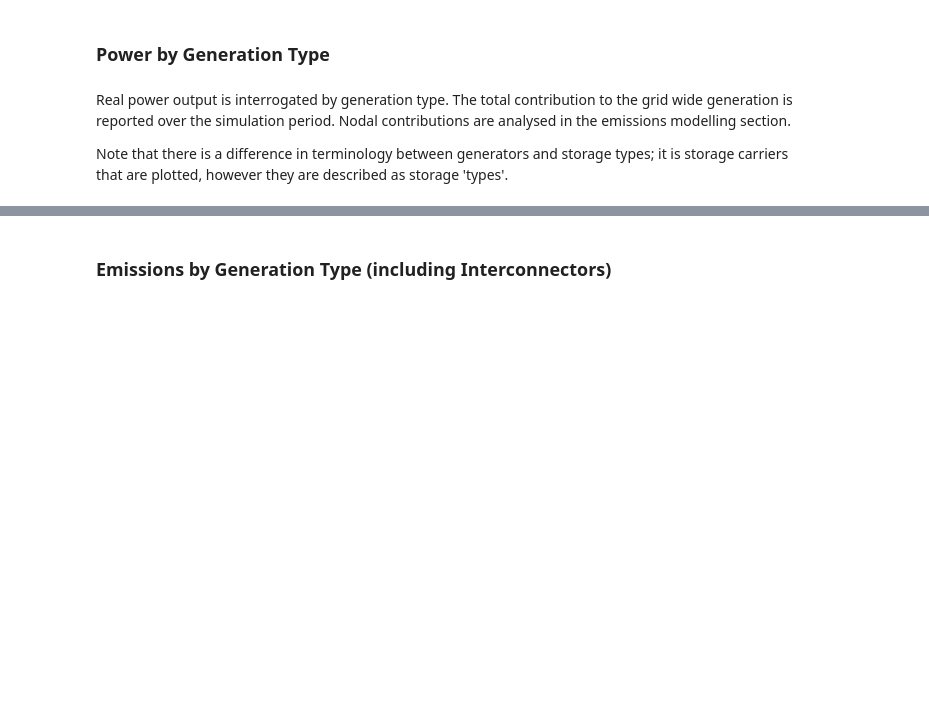
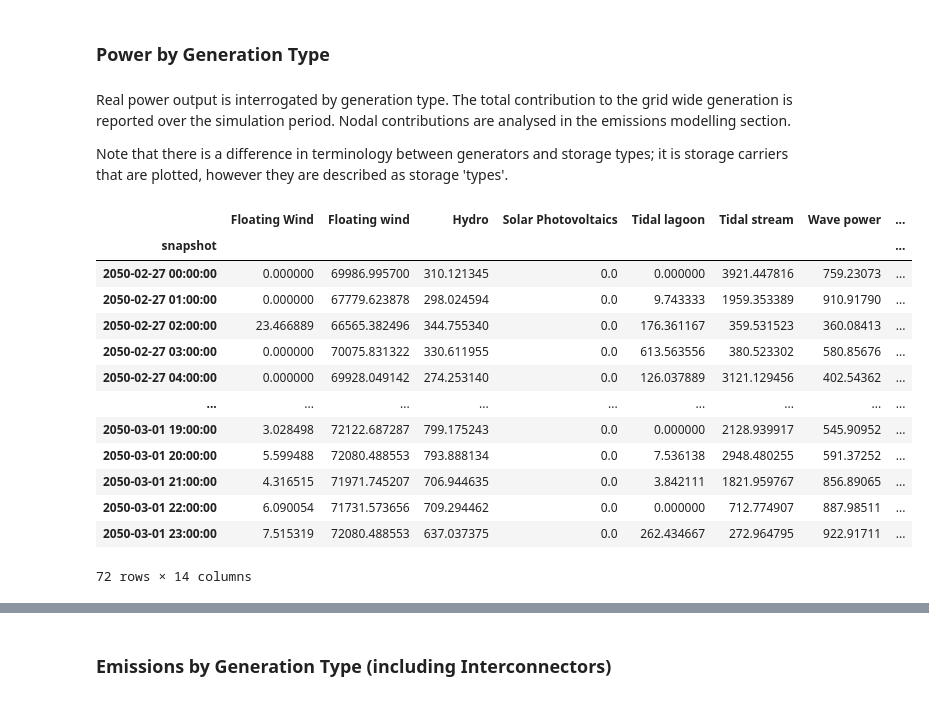
Before and after one commit to andrewlyden/PyPSA-GB, a Jupyter notebook: notebooks/5c - Floating Wind, Marine and Emissions Modelling.ipynb, the cells around one changed output, grey strips where cells are left out. Saved outputs shown, nothing was run; the diff lists cells and outputs as text; code cells hidden in the pictures; blank space fills up the shorter version.

```diff
--- a/notebooks/5c - Floating Wind, Marine and Emissions Modelling.ipynb
+++ b/notebooks/5c - Floating Wind, Marine and Emissions Modelling.ipynb
@@ -190,6 +216,22 @@ p_by_type = p_by_type.loc[:, p_by_type.any()]
 # %%
 # Setting all negative generation values to zero
 p_by_type[p_by_type < 0] = 0 # ideally stacked area chart would show all generation and charging
+p_by_type
+# %% [output]
+|  | Floating Wind | Floating wind | Hydro | Solar Photovoltaics | Tidal lagoon | Tidal stream | Wave power | ... |
+| snapshot |  |  |  |  |  |  |  | ... |
+| 2050-02-27 00:00:00 | 0.000000 | 69986.995700 | 310.121345 | 0.0 | 0.000000 | 3921.447816 | 759.23073 | ... |
+| 2050-02-27 01:00:00 | 0.000000 | 67779.623878 | 298.024594 | 0.0 | 9.743333 | 1959.353389 | 910.91790 | ... |
+| 2050-02-27 02:00:00 | 23.466889 | 66565.382496 | 344.755340 | 0.0 | 176.361167 | 359.531523 | 360.08413 | ... |
+| 2050-02-27 03:00:00 | 0.000000 | 70075.831322 | 330.611955 | 0.0 | 613.563556 | 380.523302 | 580.85676 | ... |
+| 2050-02-27 04:00:00 | 0.000000 | 69928.049142 | 274.253140 | 0.0 | 126.037889 | 3121.129456 | 402.54362 | ... |
+| ... | ... | ... | ... | ... | ... | ... | ... | ... |
+| 2050-03-01 19:00:00 | 3.028498 | 72122.687287 | 799.175243 | 0.0 | 0.000000 | 2128.939917 | 545.90952 | ... |
+| 2050-03-01 20:00:00 | 5.599488 | 72080.488553 | 793.888134 | 0.0 | 7.536138 | 2948.480255 | 591.37252 | ... |
+| 2050-03-01 21:00:00 | 4.316515 | 71971.745207 | 706.944635 | 0.0 | 3.842111 | 1821.959767 | 856.89065 | ... |
+| 2050-03-01 22:00:00 | 6.090054 | 71731.573656 | 709.294462 | 0.0 | 0.000000 | 712.774907 | 887.98511 | ... |
+| 2050-03-01 23:00:00 | 7.515319 | 72080.488553 | 637.037375 | 0.0 | 262.434667 | 272.964795 | 922.91711 | ... |
+72 rows × 14 columns
 # %%
 # Define colors for each generation/storage/interconnector type (note that Interconnector Export colour not defined in this way)
 
```
Also changed, not shown: parts of 8 cells of this notebook, 19 other files.
